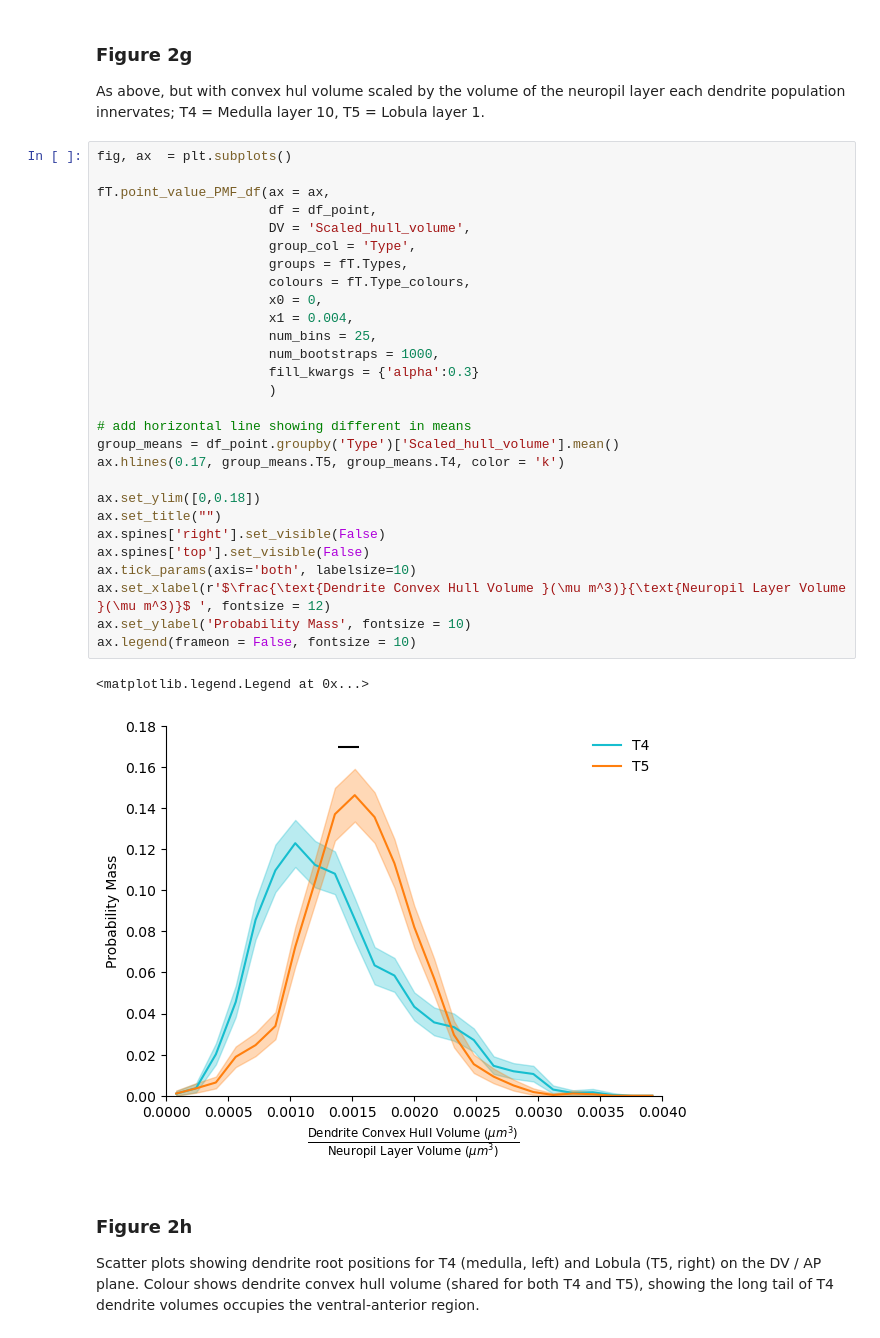
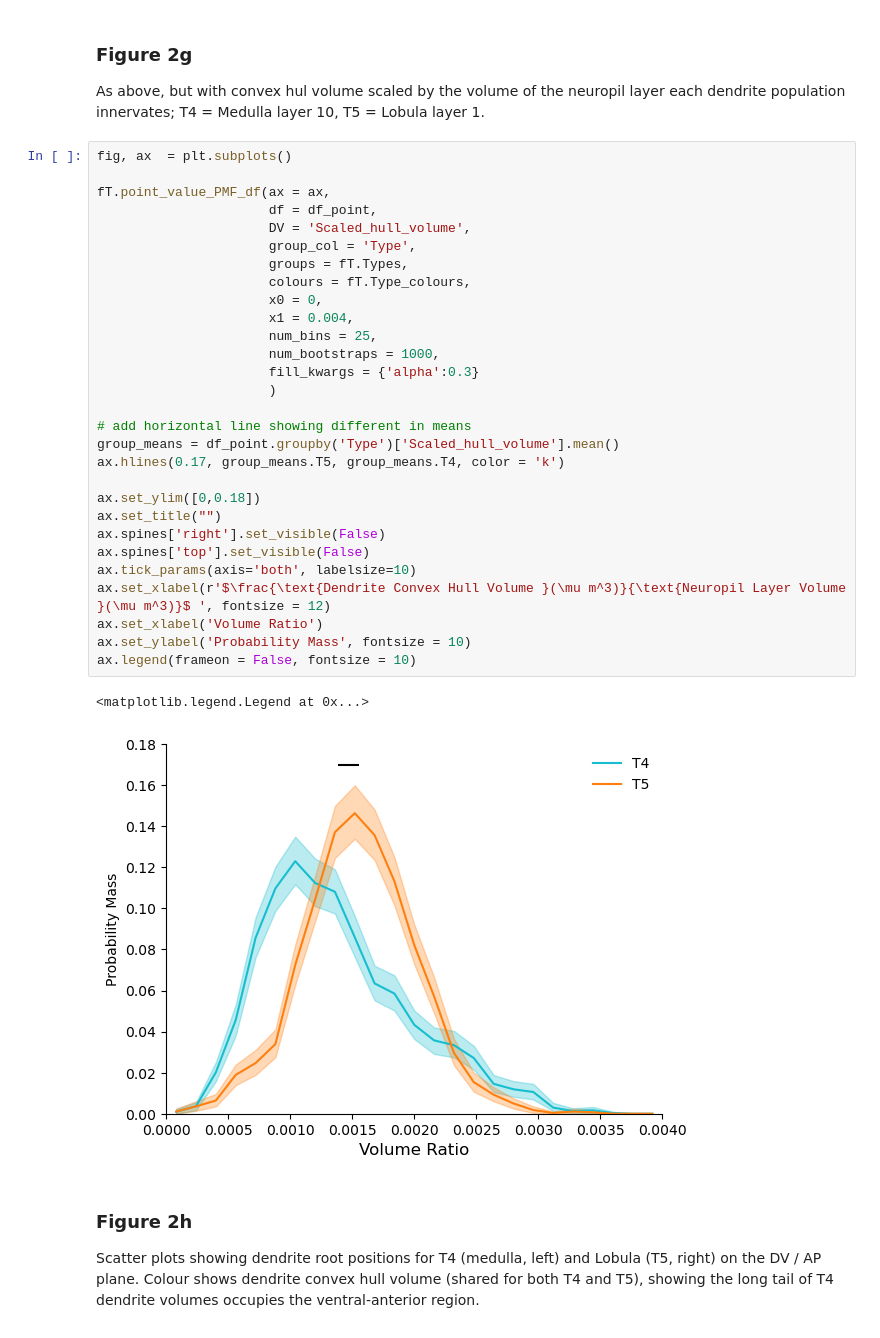
Before and after one commit to borstlab/T4_T5_Dendrite_Morphology_Paper, a Jupyter notebook: Notebooks/Figure_2.ipynb, the cells around one changed output. Saved outputs shown, nothing was run; the diff lists cells and outputs as text.

```diff
--- a/Notebooks/Figure_2.ipynb
+++ b/Notebooks/Figure_2.ipynb
@@ -192,34 +193,35 @@ As above, but with convex hul volume scaled by the volume of the neuropil layer
 # %%
 fig, ax  = plt.subplots()
 
 fT.point_value_PMF_df(ax = ax,
                       df = df_point,
                       DV = 'Scaled_hull_volume',
                       group_col = 'Type',
                       groups = fT.Types,
                       colours = fT.Type_colours,
                       x0 = 0,
                       x1 = 0.004,
                       num_bins = 25,
                       num_bootstraps = 1000,
                       fill_kwargs = {'alpha':0.3}
                       )
 
 # add horizontal line showing different in means
 group_means = df_point.groupby('Type')['Scaled_hull_volume'].mean()
 ax.hlines(0.17, group_means.T5, group_means.T4, color = 'k')
 
 ax.set_ylim([0,0.18])
 ax.set_title("")
 ax.spines['right'].set_visible(False)
 ax.spines['top'].set_visible(False)
 ax.tick_params(axis='both', labelsize=10)
 ax.set_xlabel(r'$\frac{\text{Dendrite Convex Hull Volume }(\mu m^3)}{\text{Neuropil Layer Volume }(\mu m^3)}$ ', fontsize = 12)
+ax.set_xlabel('Volume Ratio')
 ax.set_ylabel('Probability Mass', fontsize = 10)
 ax.legend(frameon = False, fontsize = 10)
 # %% [output]
 <matplotlib.legend.Legend at 0x...>
-[figure, old version]
+[figure, new version]
 # %% [markdown]
 ### Figure 2h
 
```
Also changed, not shown: parts of 2 cells of this notebook, 1 other file.
